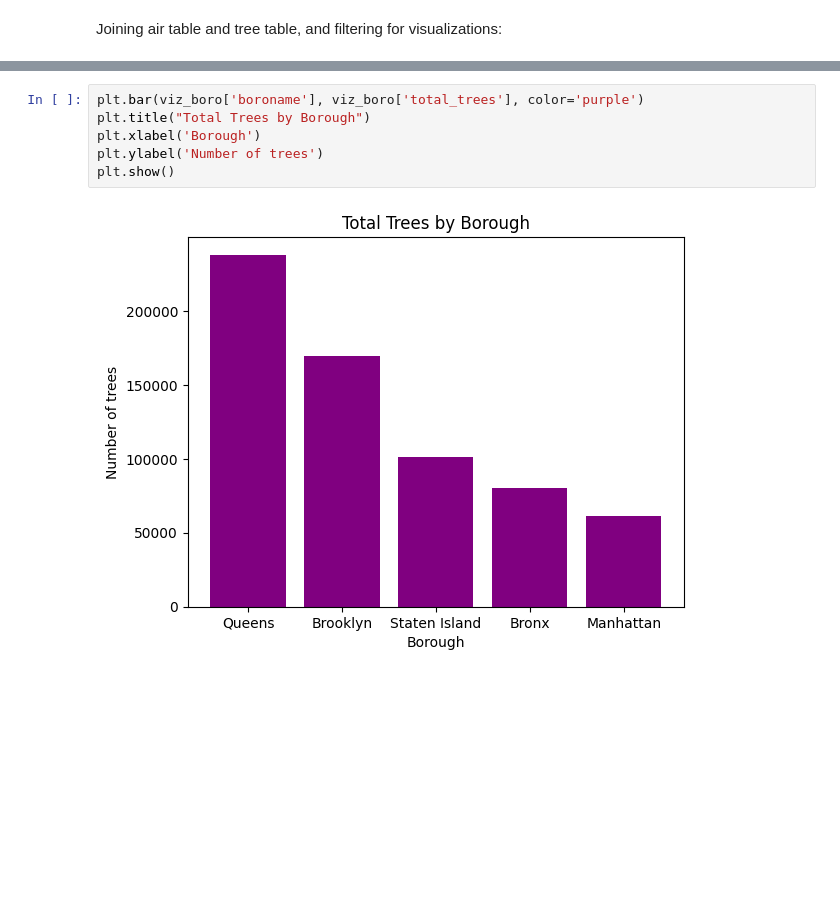
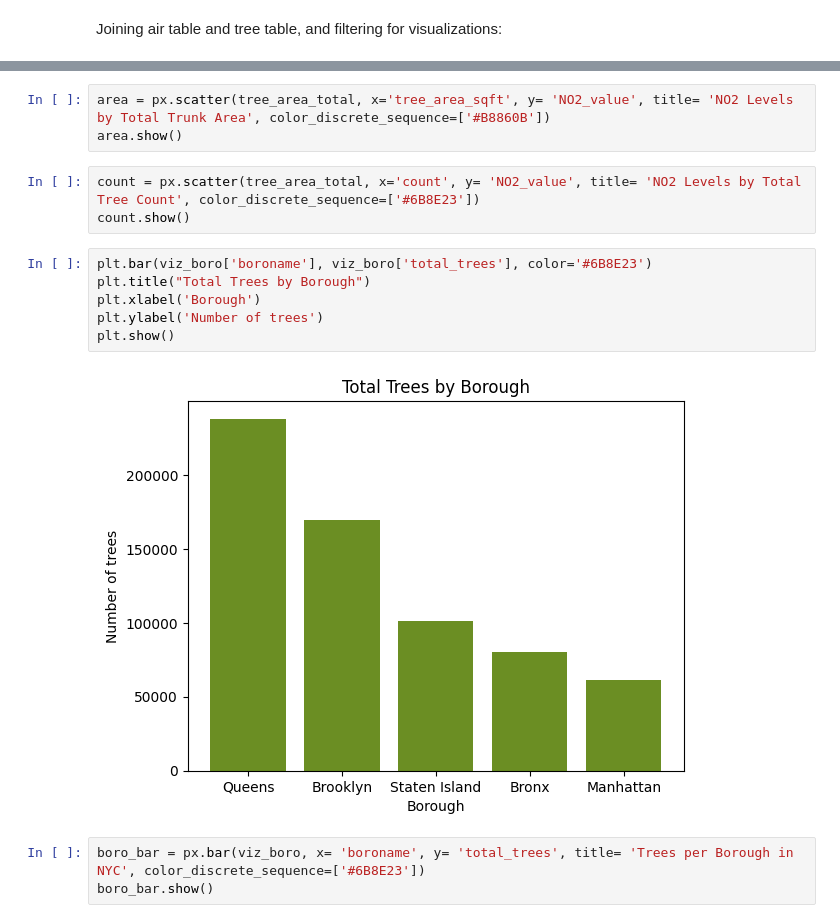
Before and after one commit to Angela-Rene/Trees_in_NYC, a Jupyter notebook: sql_and_plots.ipynb, the cells around one changed output, grey strips where cells are left out. Drawn from its saved outputs; the diff is of its cells as text; blank space fills up the shorter version.

Commit message:
added plots with matplotlib and plotly

```diff
--- a/sql_and_plots.ipynb
+++ b/sql_and_plots.ipynb
@@ -332,8 +274,17 @@ viz_boro
+# %%
+area = px.scatter(tree_area_total, x='tree_area_sqft', y= 'NO2_value', title= 'NO2 Levels by Total Trunk Area', color_discrete_sequence=['#B8860B'])
+area.show()
+# %%
+count = px.scatter(tree_area_total, x='count', y= 'NO2_value', title= 'NO2 Levels by Total Tree Count', color_discrete_sequence=['#6B8E23'])
+count.show()
 # %%
-plt.bar(viz_boro['boroname'], viz_boro['total_trees'], color='purple')
+plt.bar(viz_boro['boroname'], viz_boro['total_trees'], color='#6B8E23')
 plt.title("Total Trees by Borough")
 plt.xlabel('Borough')
 plt.ylabel('Number of trees')
 plt.show()
 # %% [output]
-[figure, old version]
+[figure, new version]
+# %%
+boro_bar = px.bar(viz_boro, x= 'boroname', y= 'total_trees', title= 'Trees per Borough in NYC', color_discrete_sequence=['#6B8E23'])
+boro_bar.show()
```
Also changed, not shown: parts of 19 cells of this notebook, 4 other files.
